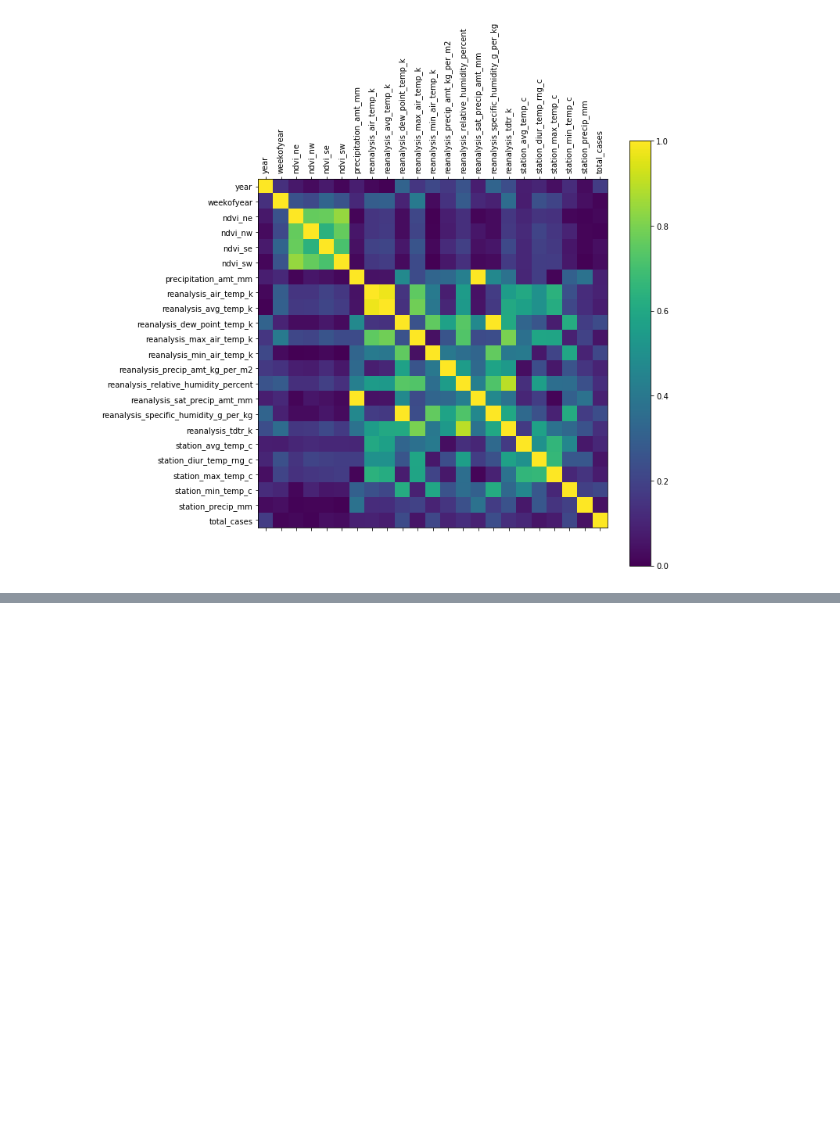
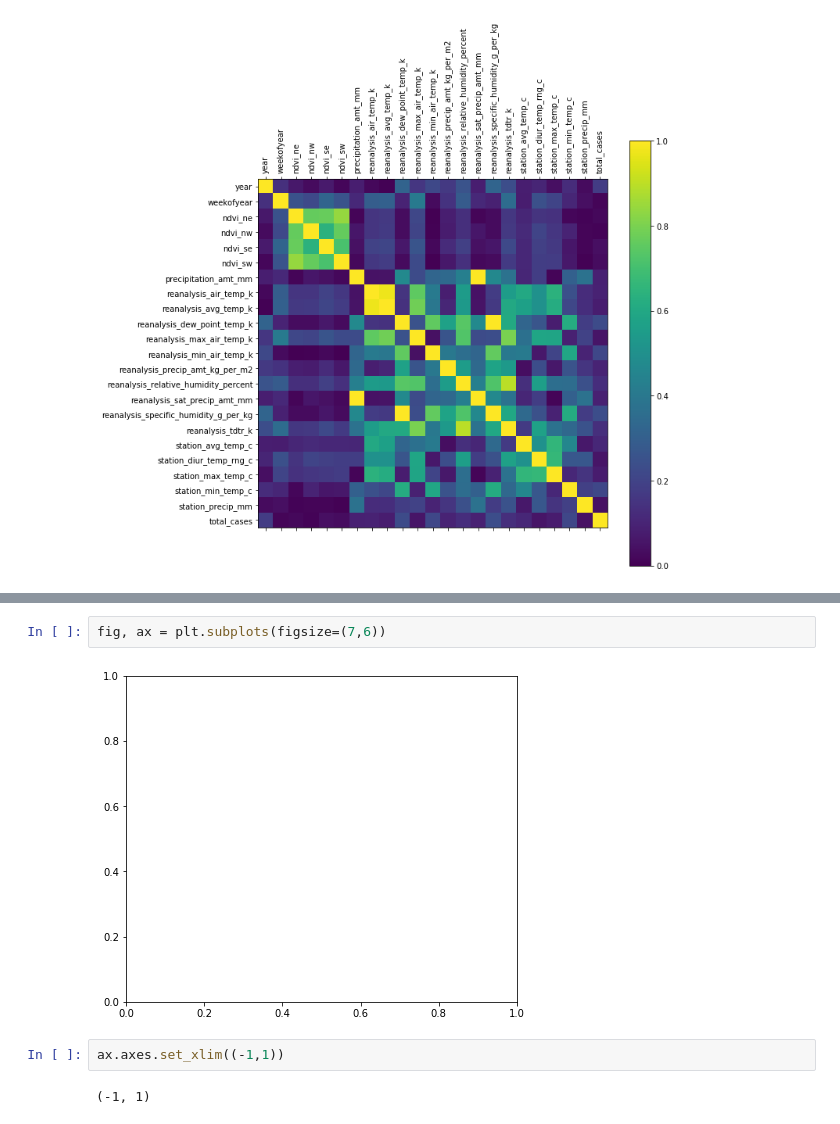
Before and after one commit to chenriquealvarenga/trabalho_ic, a Jupyter notebook: Análise do dataset.ipynb, the cells around one changed output, grey strips where cells are left out. Cells and saved outputs as stored; diff of their text form; blank space fills up the shorter version.

```diff
--- a/Análise do dataset.ipynb
+++ b/Análise do dataset.ipynb
@@ -148,0 +196,8 @@ plot_total_cases(data[data.city=="iq"], "weekofyear", title="Total de casos por
+# %%
+fig, ax = plt.subplots(figsize=(7,6))
+# %% [output]
+[figure, added]
+# %%
+ax.axes.set_xlim((-1,1))
+# %% [output]
+(-1, 1)
```
Also changed, not shown: parts of 3 cells of this notebook.
